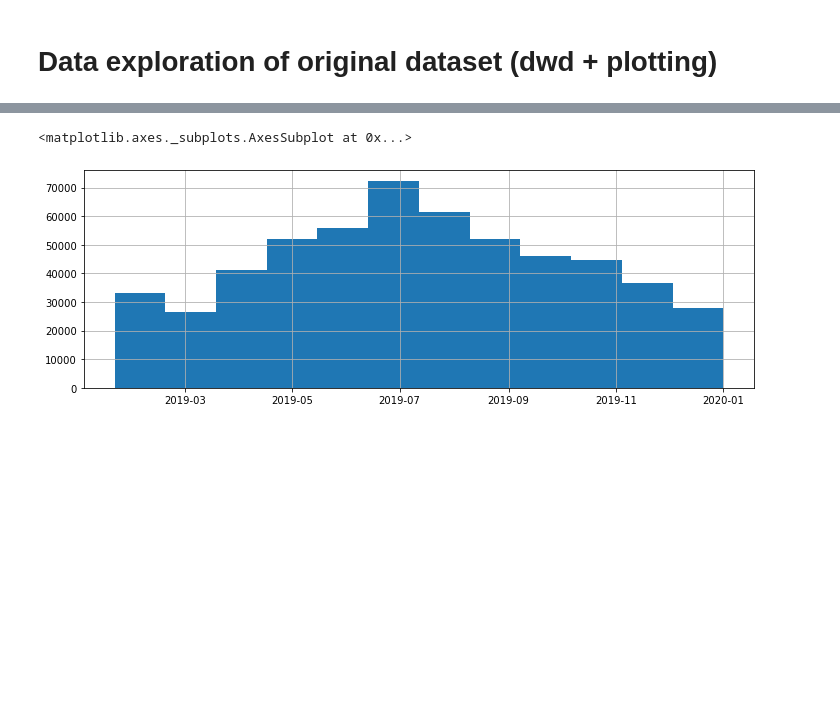
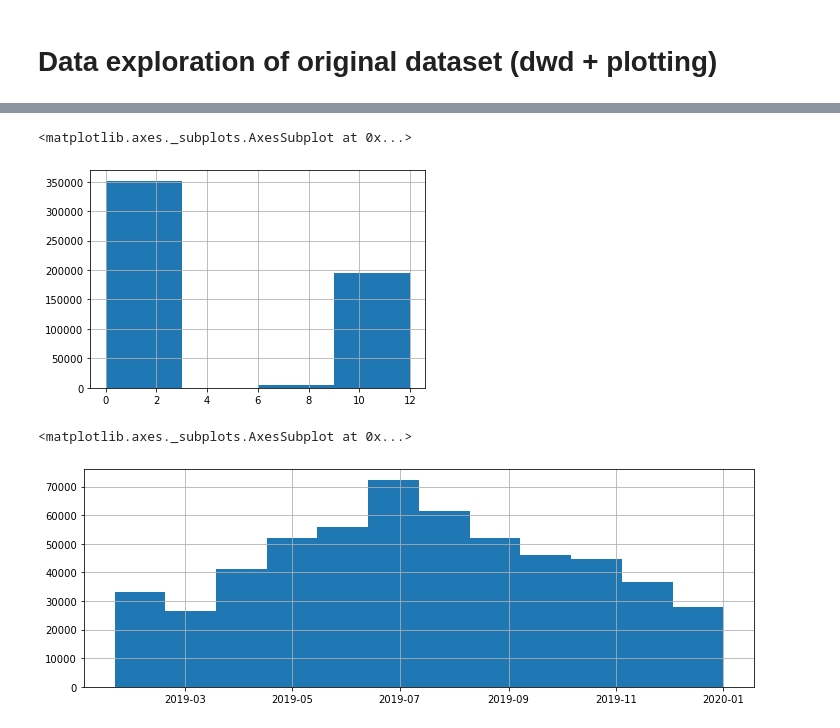
Before and after one commit to mulko93/AAA_Jupyter_Explorers, a Jupyter notebook: notebooks/01_CreateTripData.ipynb, the cells around one changed output, grey strips where cells are left out. Drawn from its saved outputs; the diff is of its cells as text; code cells hidden in the pictures; blank space fills up the shorter version.

```diff
--- a/notebooks/01_CreateTripData.ipynb
+++ b/notebooks/01_CreateTripData.ipynb
@@ -271,3 +276,9 @@ df_full["p_place_type_start"].hist()
+# %%
+# Show start places for following types - 0, 6, 7 & 12
+df_full["p_place_type_start"].hist(bins = 4)
+# %% [output]
+<matplotlib.axes._subplots.AxesSubplot at 0x...>
+[figure, added]
 # %%
 df_full["datetime_start"].hist(figsize=(12, 4), bins=12)
 # %% [output]
```
Also changed, not shown: parts of 17 cells of this notebook.
